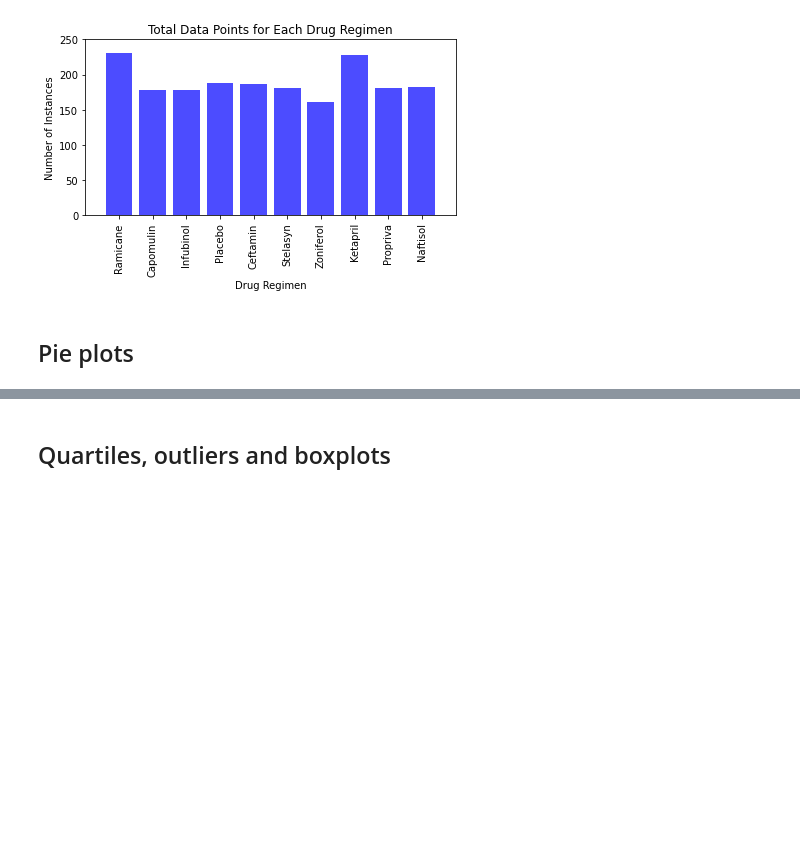
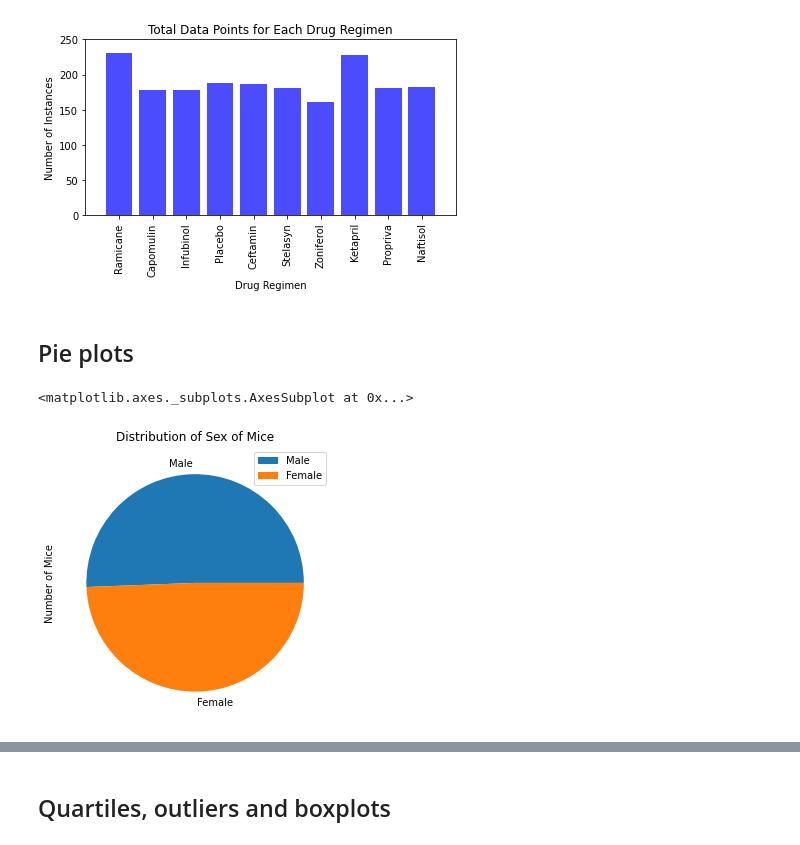
Before and after one commit to msadowski20/matplotlib-challenge, a Jupyter notebook: Pymaceuticals/pymaceuticals.ipynb, the cells around one changed output, grey strips where cells are left out. Drawn from its saved outputs; the diff is of its cells as text; code cells hidden in the pictures; blank space fills up the shorter version.

```diff
--- a/Pymaceuticals/pymaceuticals.ipynb
+++ b/Pymaceuticals/pymaceuticals.ipynb
@@ -101,3 +101,12 @@ plt.tight_layout()
 ## Pie plots
 # %%
 # Generate a pie plot showing the distribution of female versus male mice using pandas
+gender_count = merged_df["Sex"].value_counts()
+gender_df = pd.DataFrame({"Number of Mice": gender_count})
+
+gender_plot = gender_df.plot.pie(y='Number of Mice', figsize=(5, 5), title="Distribution of Sex of Mice")
+
+gender_plot
+# %% [output]
+<matplotlib.axes._subplots.AxesSubplot at 0x...>
+[figure, added]
```
Also changed, not shown: parts of 4 cells of this notebook.
